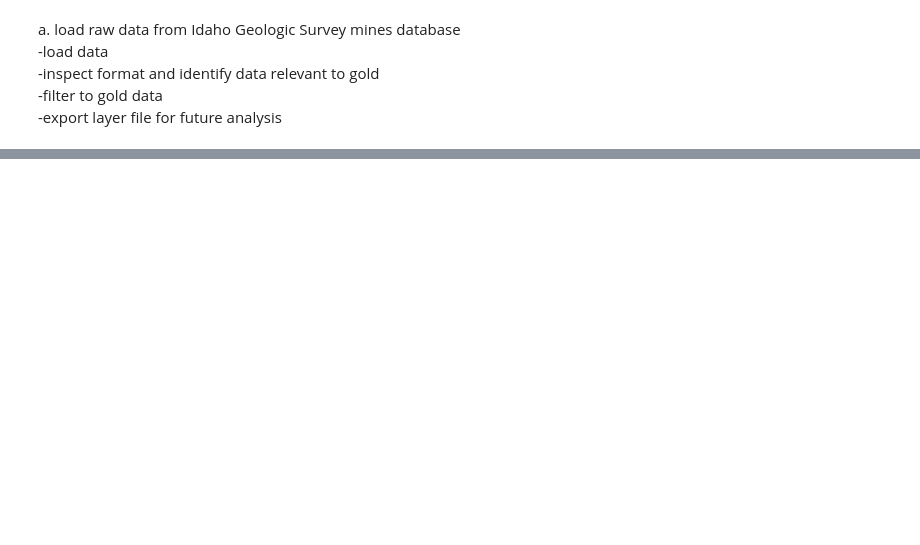
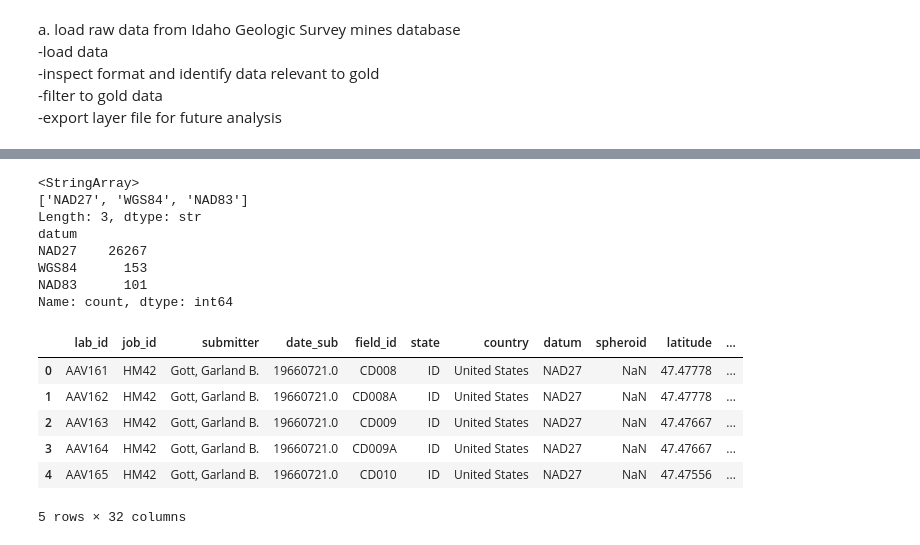
Before and after one commit to adbyerly/prospectivity_model, a Jupyter notebook: notebooks/01_data_ingestion.ipynb, the cells around one changed output, grey strips where cells are left out. Drawn from its saved outputs; the diff is of its cells as text; code cells hidden in the pictures; blank space fills up the shorter version.

Commit message:
NGDB data loading updates
ingested initial sample table, identified datums and separated dataframes by datum in preparation of projection to a common CRS

```diff
--- a/notebooks/01_data_ingestion.ipynb
+++ b/notebooks/01_data_ingestion.ipynb
@@ -82,0 +146,39 @@ for name, df in ngdb.items():
+# %%
+# process NGDB data
+
+# 'Rock_Data'
+# first we need to know the datum for lat and long values;
+# from the metadata, legacy data are North American Datum of 1927 on the Clarke 1866 ellipsoid (https://mrdata.usgs.gov/metadata/ngdbrock.faq.html)
+
+print(ngdb['Rock_Data']['datum'].unique())
+print(ngdb['Rock_Data']['datum'].value_counts(dropna=False))
+
+# investigate vintage of samples with undefined datum
+rock = ngdb['Rock_Data']
+
+dates = pd.to_datetime(
+    pd.to_numeric(
+        rock.loc[rock['datum'].isna(), 'date_sub'], errors = 'coerce'),
+    format = '%Y%m%d', errors = 'coerce')
+
+dates.agg(['min', 'max'])
+
+#un-datumed samples range in submission date from 1964 to 2001; assume these are NAD 1927 per metadata
+rock['datum'] = rock['datum'].fillna('NAD27')
+rock.head()
+# %% [output]
+<StringArray>
+['NAD27', 'WGS84', 'NAD83']
+Length: 3, dtype: str
+datum
+NAD27    26267
+WGS84      153
+NAD83      101
+Name: count, dtype: int64
+|  | lab_id | job_id | submitter | date_sub | field_id | state | country | datum | spheroid | latitude | ... |
+| 0 | AAV161 | HM42 | Gott, Garland B. | 19660721.0 | CD008 | ID | United States | NAD27 | NaN | 47.47778 | ... |
+| 1 | AAV162 | HM42 | Gott, Garland B. | 19660721.0 | CD008A | ID | United States | NAD27 | NaN | 47.47778 | ... |
+| 2 | AAV163 | HM42 | Gott, Garland B. | 19660721.0 | CD009 | ID | United States | NAD27 | NaN | 47.47667 | ... |
+| 3 | AAV164 | HM42 | Gott, Garland B. | 19660721.0 | CD009A | ID | United States | NAD27 | NaN | 47.47667 | ... |
+| 4 | AAV165 | HM42 | Gott, Garland B. | 19660721.0 | CD010 | ID | United States | NAD27 | NaN | 47.47556 | ... |
+5 rows × 32 columns
```
Also changed, not shown: parts of 11 cells of this notebook.
